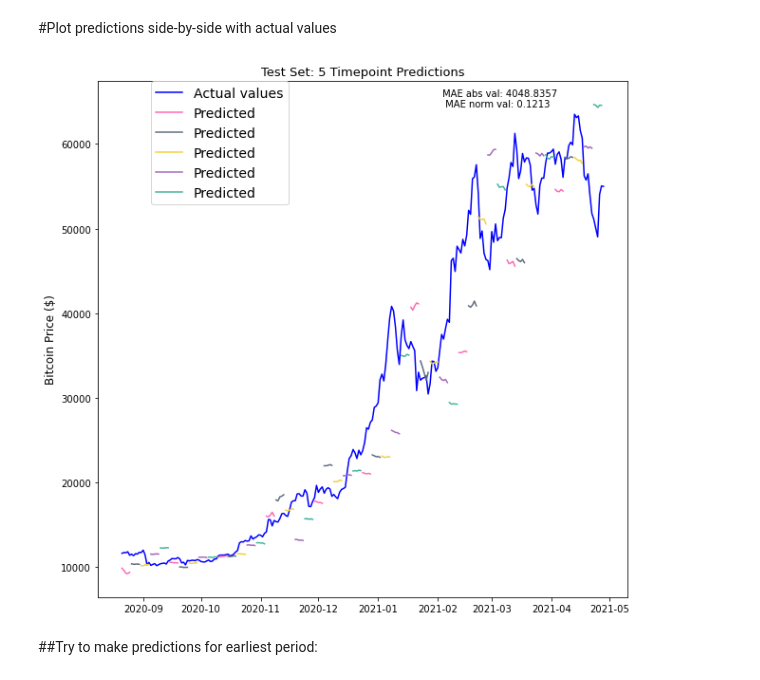
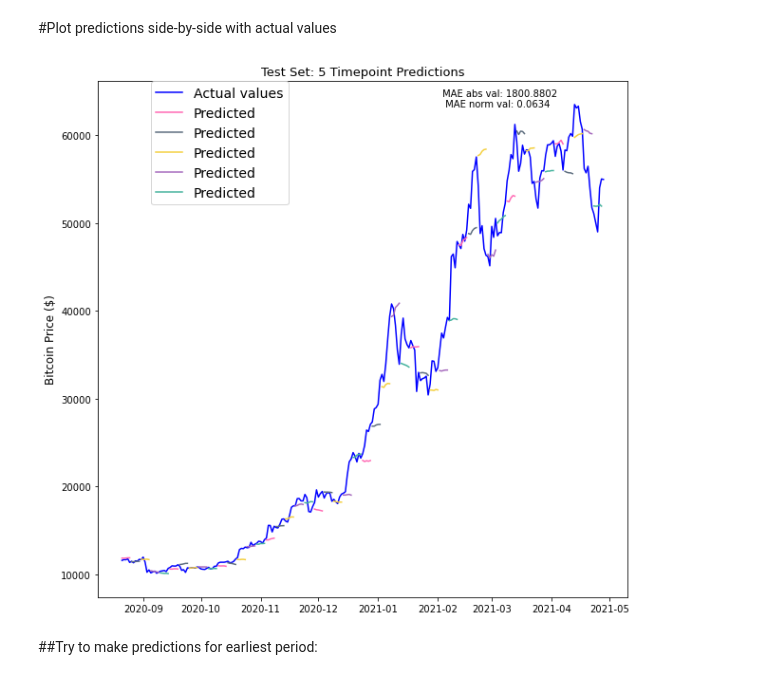
Before and after one commit to teoad95/Deep-learning-Cryptocurrency-price-prediction, a Jupyter notebook: cryptocurrency_forecasting_georg.ipynb, the cells around one changed output. Drawn from its saved outputs; the diff is of its cells as text; code cells hidden in the pictures.

```diff
--- a/cryptocurrency_forecasting_georg.ipynb
+++ b/cryptocurrency_forecasting_georg.ipynb
@@ -134,7 +134,7 @@ LSTM_training_outputs = (training_set['bit_Close'][window_len:].values / trainin
 
 LSTM_val_inputs=[]
 for i in range(len(val_set) - window_len):
-    temp_set = training_set[i:(i + window_len)].copy()
+    temp_set = val_set[i:(i + window_len)].copy()
     temp_set = temp_set.drop(['Date'], axis=1)
     temp_set = temp_set.drop(['bit_Open'], axis=1)
     temp_set = temp_set.drop(['bit_High'], axis=1)
@@ -156,7 +156,7 @@ LSTM_val_outputs = (val_set['bit_Close'][window_len:].values / val_set['bit_Clos
 
 LSTM_test_inputs = []
 for i in range(len(test_set) - window_len):
-    temp_set = training_set[i:(i + window_len)].copy()
+    temp_set = test_set[i:(i + window_len)].copy()
     temp_set = temp_set.drop(['Date'], axis=1)
     temp_set = temp_set.drop(['bit_Open'], axis=1)
     temp_set = temp_set.drop(['bit_High'], axis=1)
@@ -347,14 +347,13 @@ Build the model
 # %%
 neurons = 50
 
-ranged_btcoin_model = build_model(LSTM_training_inputs, output_size=pred_range, neurons=neurons, \
-                                  optimizer=tf.keras.optimizers.RMSprop())
+ranged_btcoin_model = build_model(LSTM_training_inputs, output_size=pred_range, neurons=neurons)
 # %% [markdown]
 Train the model
 # %%
 np.random.seed(202)
 
-epochs = 50
+epochs = 100
 batch_size = 64
 
 ranged_hist = ranged_btcoin_model.fit(LSTM_training_inputs[:-pred_range], LSTM_ranged_training_outputs,
@@ -395,7 +394,14 @@ plt.show()
 # %% [markdown]
 #Get predictions and reformat array
 # %%
-pred_prices = (ranged_btcoin_model.predict(LSTM_test_inputs)[:-pred_range][::pred_range] + 1) *\
+#Get predictions which are scaled
+scaled_pred_prices = (ranged_btcoin_model.predict(LSTM_test_inputs)[:-pred_range][::pred_range])
+
+#Apply inverse tranformation to get unscaled predictions
+pred_prices = (scaled_pred_prices + 1) *\
               test_set['bit_Close'].values[:-(window_len + pred_range)][::pred_range].reshape(int(np.ceil((len(LSTM_test_inputs) -
                                                                                             pred_range)/float(pred_range))), 1)
+
+#Reshape scaled predictions in order to use them in computing MAE of normalized data
+scaled_pred_prices = ((ranged_btcoin_model.predict(LSTM_test_inputs)[:-pred_range][::pred_range]).copy()).reshape(-1)
 # %% [markdown]
@@ -414,36 +419,36 @@ for i, pred in enumerate(pred_prices):
     if i < pred_range: #Print label=predicted for the first time
 
         ax1.plot(pd.to_datetime(bitcoin_market_info[bitcoin_market_info['Date'] >= split_date_val]['Date'][window_len:])[(i * pred_range):((i * pred_range) + pred_range)],
                  pred, color=pred_colors[i % pred_range], label='Predicted')
 
     else: #Dont print label=predicted again
 
         ax1.plot(pd.to_datetime(bitcoin_market_info[bitcoin_market_info['Date'] >= split_date_val]['Date'][window_len:])[
                  (i * pred_range):((i * pred_range) + pred_range)],
                  pred, color=pred_colors[i % pred_range])
 
 ax1.set_title('Test Set: 5 Timepoint Predictions', fontsize=13)
 ax1.set_ylabel('Bitcoin Price ($)', fontsize=12)
 ax1.legend(bbox_to_anchor=(0.13, 1), loc=2, borderaxespad=0., prop={'size': 12})
 
 ax1.legend(loc=2, bbox_to_anchor=(0.1, 1), borderaxespad=0., prop={'size': 14})
 
 res = ((len(test_set['bit_Close'].values[window_len:])-window_len)%pred_range)
 test_set_len = len(test_set['bit_Close'])
 
-all_preds_plus1 = (((ranged_btcoin_model.predict(LSTM_test_inputs)[:-pred_range][::pred_range] + 1)).reshape(-1))
 
-MAE_norm_val = np.mean( np.abs(all_preds_plus1 - (test_set['bit_Close'].values[window_len:(test_set_len-res)]/test_set['bit_Close'].values[:-(window_len+res)])))
+MAE_norm_val = np.mean( np.abs(scaled_pred_prices - ((test_set['bit_Close'].values[window_len:(test_set_len-res)]/test_set['bit_Close'].values[:-(window_len+res)])-1)))
+
 
 MAE_abs_val = np.mean(np.abs((pred_prices.reshape(-1)) - (test_set['bit_Close'].values[window_len:test_set_len-res])))
 
 
 ax1.annotate('MAE abs val: %.4f \n MAE norm val: %.4f' % (MAE_abs_val, MAE_norm_val),
              xy=(0.65, 0.95), xycoords='axes fraction',
              xytext=(0.65, 0.95), textcoords='axes fraction')
 plt.show()
 # %% [output]
-[figure, old version]
+[figure, new version]
 # %% [markdown]
 ##Try to make predictions for earliest period:
 # %% [markdown]
```
Also changed, not shown: parts of 2 cells of this notebook, 1 other file.
